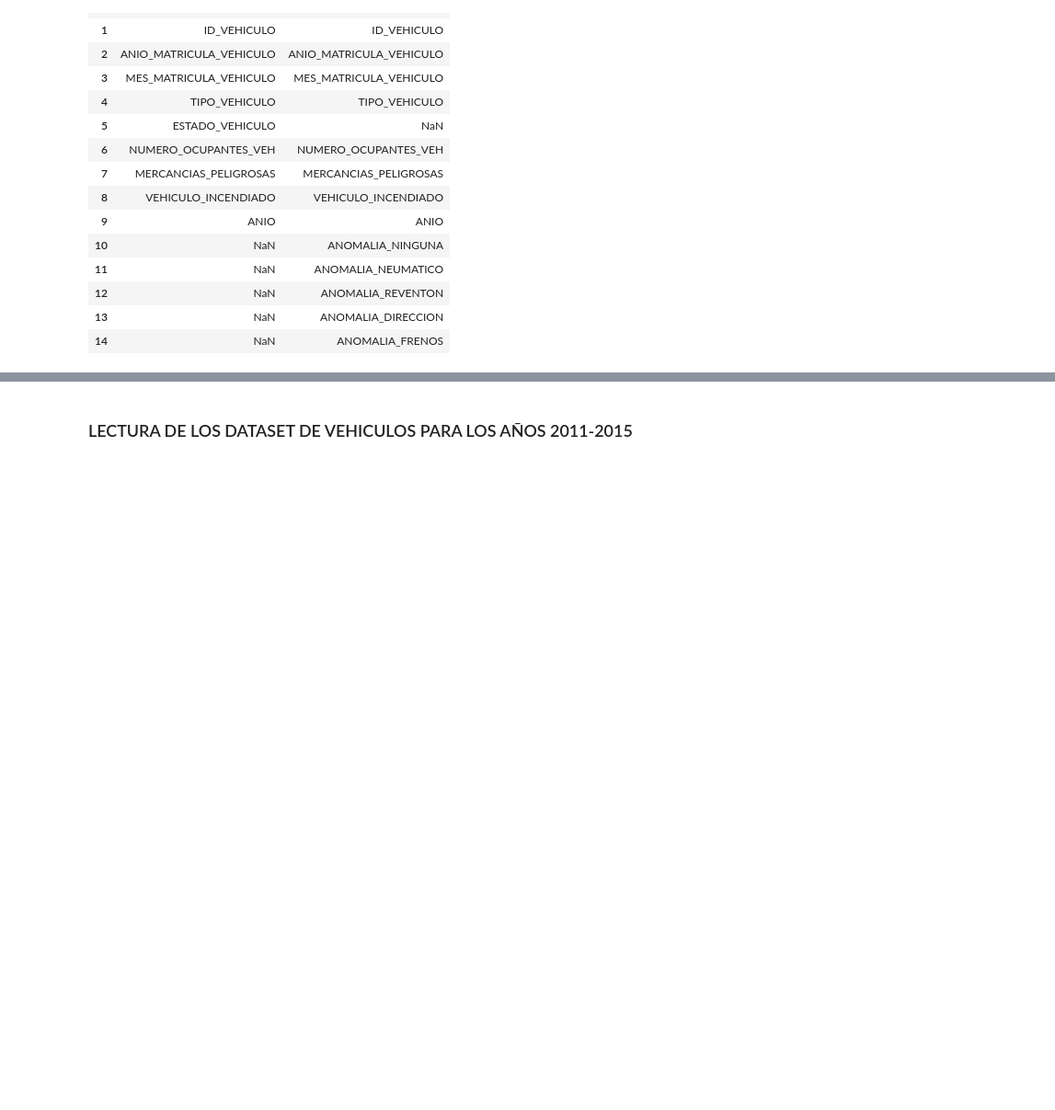
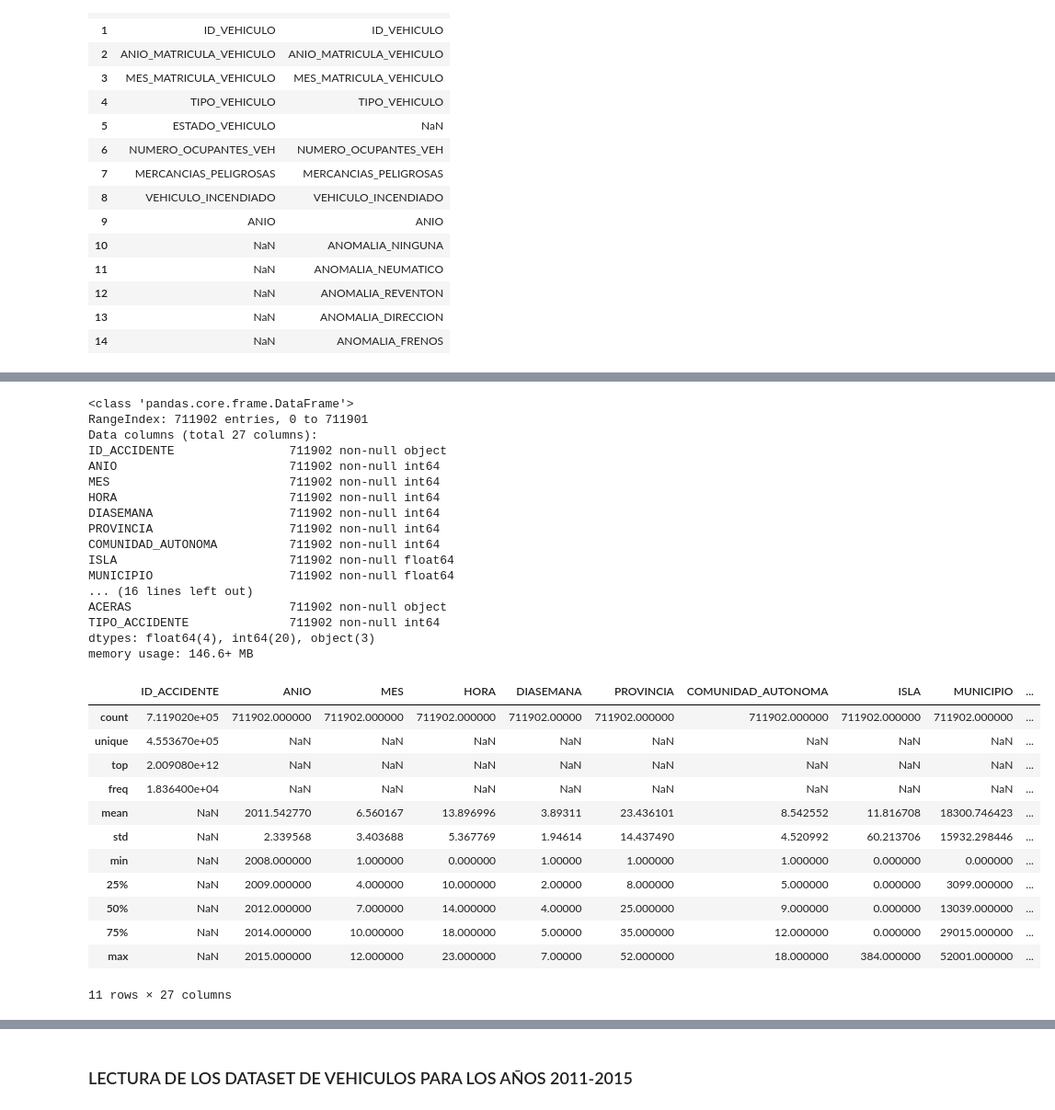
Before and after one commit to Rafaelmdcd/TFM_Kschool_Rafa_Martinez, a Jupyter notebook: TFM_DGT.ipynb, the cells around one changed output, grey strips where cells are left out. Shown: that part at 92% size. Cells and saved outputs as stored; diff of their text form; code cells hidden in the pictures; blank space fills up the shorter version.

```diff
--- a/TFM_DGT.ipynb
+++ b/TFM_DGT.ipynb
@@ -51,7 +40,7 @@ files
 # %%
-accvict=!ls ./raw/MICRODATOS_ACC_VICT_20*/TABLA_ACCVICT_*.csv
-pers=!ls ./raw/MICRODATOS_ACC_VICT_20*/TABLA_PERS_*.csv
-vehic=!ls ./raw/MICRODATOS_ACC_VICT_20*/TABLA_VEHIC_*.csv
+accvict=!ls ./cleaned/MICRODATOS_ACC_VICT_20*/TABLA_ACCVICT_*.csv
+pers=!ls ./cleaned/MICRODATOS_ACC_VICT_20*/TABLA_PERS_*.csv
+vehic=!ls ./cleaned/MICRODATOS_ACC_VICT_20*/TABLA_VEHIC_*.csv
 dic_all_files={'Accvict':accvict,'Pers':pers,'Vehic':vehic}
 len(dic_all_files)
 # %% [output]
@@ -236,0 +423,34 @@ df_total.shape
+# %%
+dic_total['Accvict'].info()
+dic_total['Accvict'].describe(include = 'all')
+# %% [output]
+<class 'pandas.core.frame.DataFrame'>
+RangeIndex: 711902 entries, 0 to 711901
+Data columns (total 27 columns):
+ID_ACCIDENTE                711902 non-null object
+ANIO                        711902 non-null int64
+MES                         711902 non-null int64
+HORA                        711902 non-null int64
+DIASEMANA                   711902 non-null int64
+PROVINCIA                   711902 non-null int64
+COMUNIDAD_AUTONOMA          711902 non-null int64
+ISLA                        711902 non-null float64
+MUNICIPIO                   711902 non-null float64
+... (16 lines left out)
+ACERAS                      711902 non-null object
+TIPO_ACCIDENTE              711902 non-null int64
+dtypes: float64(4), int64(20), object(3)
+memory usage: 146.6+ MB
+|  | ID_ACCIDENTE | ANIO | MES | HORA | DIASEMANA | PROVINCIA | COMUNIDAD_AUTONOMA | ISLA | MUNICIPIO | ... |
+| count | 7.119020e+05 | 711902.000000 | 711902.000000 | 711902.000000 | 711902.00000 | 711902.000000 | 711902.000000 | 711902.000000 | 711902.000000 | ... |
+| unique | 4.553670e+05 | NaN | NaN | NaN | NaN | NaN | NaN | NaN | NaN | ... |
+| top | 2.009080e+12 | NaN | NaN | NaN | NaN | NaN | NaN | NaN | NaN | ... |
+| freq | 1.836400e+04 | NaN | NaN | NaN | NaN | NaN | NaN | NaN | NaN | ... |
+| mean | NaN | 2011.542770 | 6.560167 | 13.896996 | 3.89311 | 23.436101 | 8.542552 | 11.816708 | 18300.746423 | ... |
+| std | NaN | 2.339568 | 3.403688 | 5.367769 | 1.94614 | 14.437490 | 4.520992 | 60.213706 | 15932.298446 | ... |
+| min | NaN | 2008.000000 | 1.000000 | 0.000000 | 1.00000 | 1.000000 | 1.000000 | 0.000000 | 0.000000 | ... |
+| 25% | NaN | 2009.000000 | 4.000000 | 10.000000 | 2.00000 | 8.000000 | 5.000000 | 0.000000 | 3099.000000 | ... |
+| 50% | NaN | 2012.000000 | 7.000000 | 14.000000 | 4.00000 | 25.000000 | 9.000000 | 0.000000 | 13039.000000 | ... |
+| 75% | NaN | 2014.000000 | 10.000000 | 18.000000 | 5.00000 | 35.000000 | 12.000000 | 0.000000 | 29015.000000 | ... |
+| max | NaN | 2015.000000 | 12.000000 | 23.000000 | 7.00000 | 52.000000 | 18.000000 | 384.000000 | 52001.000000 | ... |
+11 rows × 27 columns
```
Also changed, not shown: parts of 39 cells of this notebook.
